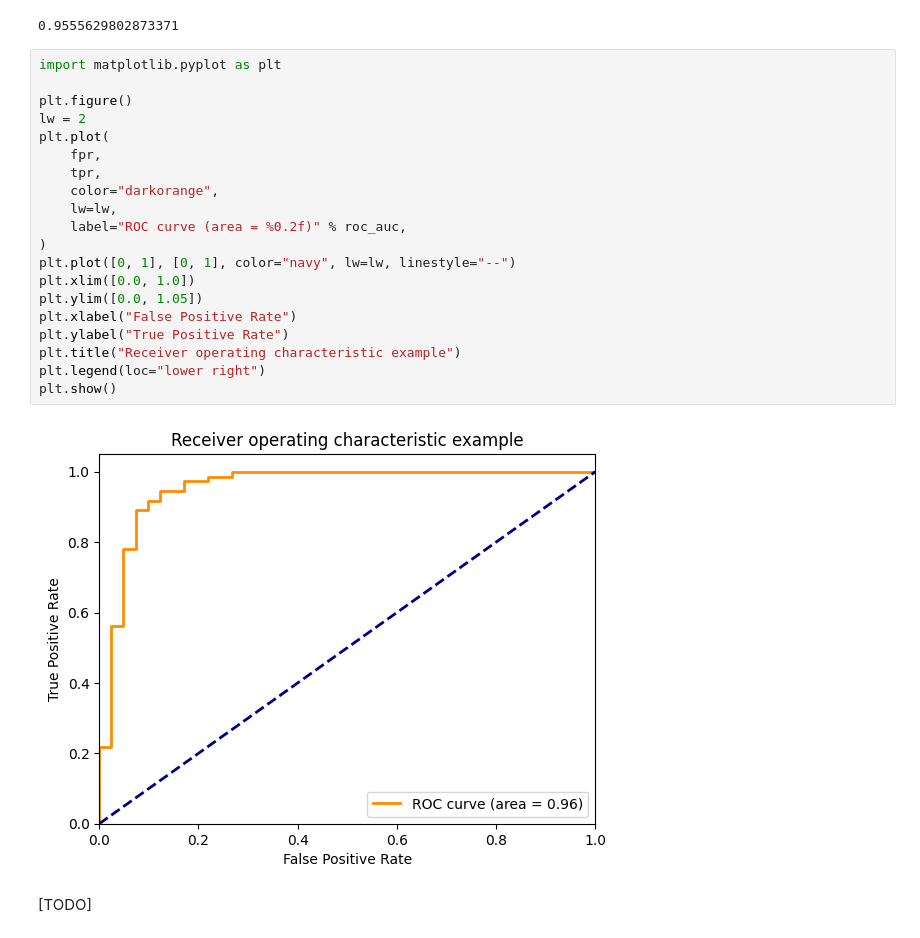
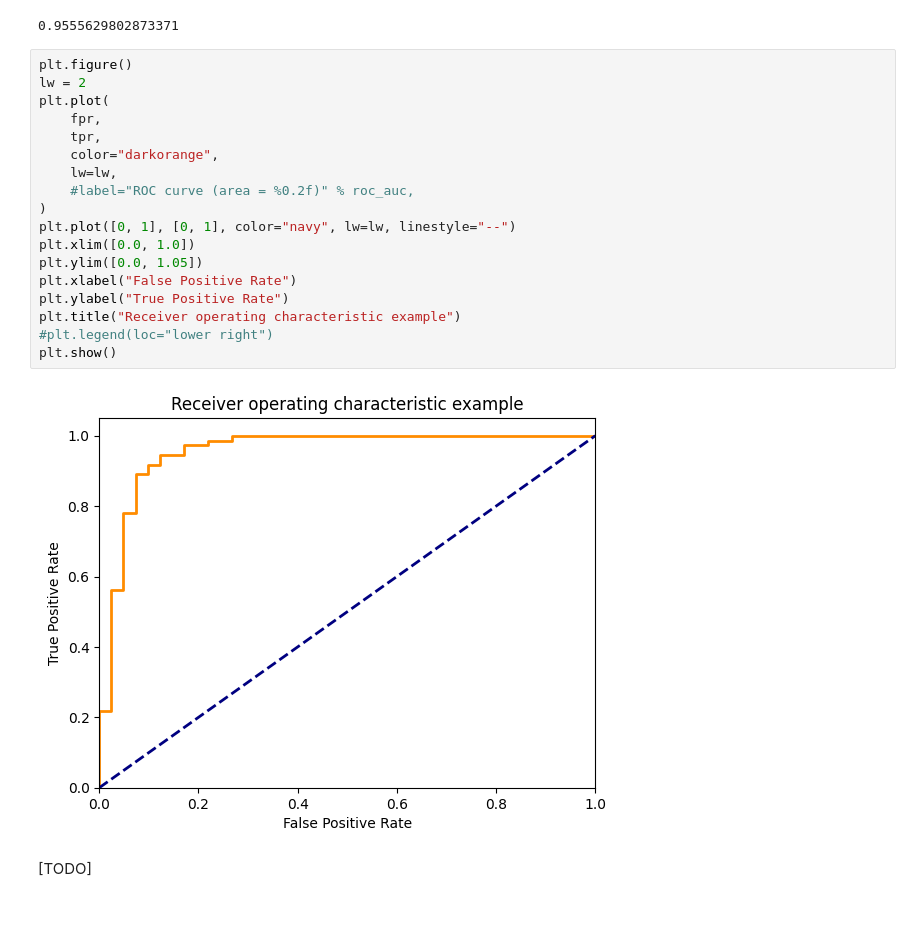
Before and after one commit to ne1s0n/bioinformateachers, a Jupyter notebook: dlb/measure_model_performance/roc_auc_mcc.ipynb, the cells around one changed output. Drawn from its saved outputs; the diff is of its cells as text.

```diff
--- a/dlb/measure_model_performance/roc_auc_mcc.ipynb
+++ b/dlb/measure_model_performance/roc_auc_mcc.ipynb
@@ -63,26 +110,24 @@ roc_auc
 # %% [output]
 0.9555629802873371
 # %%
-import matplotlib.pyplot as plt
-
 plt.figure()
 lw = 2
 plt.plot(
     fpr,
     tpr,
     color="darkorange",
     lw=lw,
-    label="ROC curve (area = %0.2f)" % roc_auc,
+    #label="ROC curve (area = %0.2f)" % roc_auc,
 )
 plt.plot([0, 1], [0, 1], color="navy", lw=lw, linestyle="--")
 plt.xlim([0.0, 1.0])
 plt.ylim([0.0, 1.05])
 plt.xlabel("False Positive Rate")
 plt.ylabel("True Positive Rate")
 plt.title("Receiver operating characteristic example")
-plt.legend(loc="lower right")
+#plt.legend(loc="lower right")
 plt.show()
 # %% [output]
-[figure, old version]
+[figure, new version]
 # %% [markdown]
 [TODO]
```
Also changed, not shown: parts of 12 cells of this notebook.
